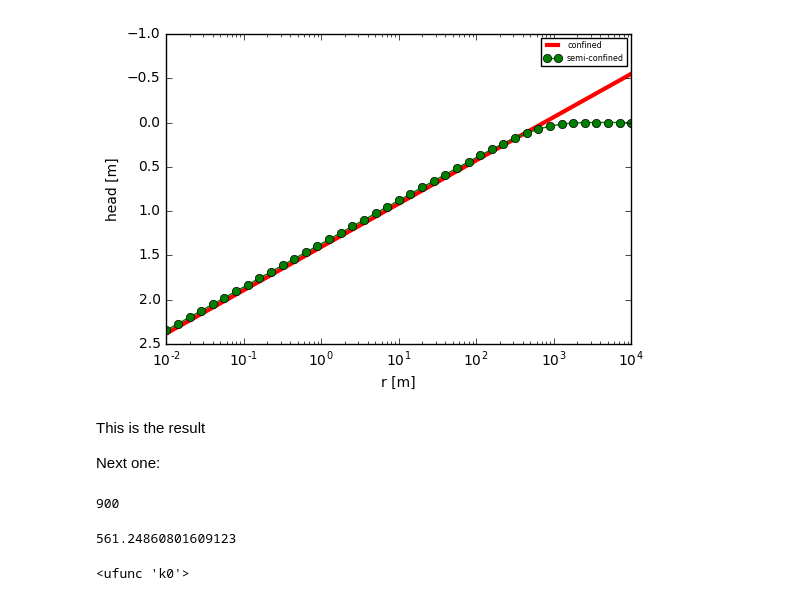
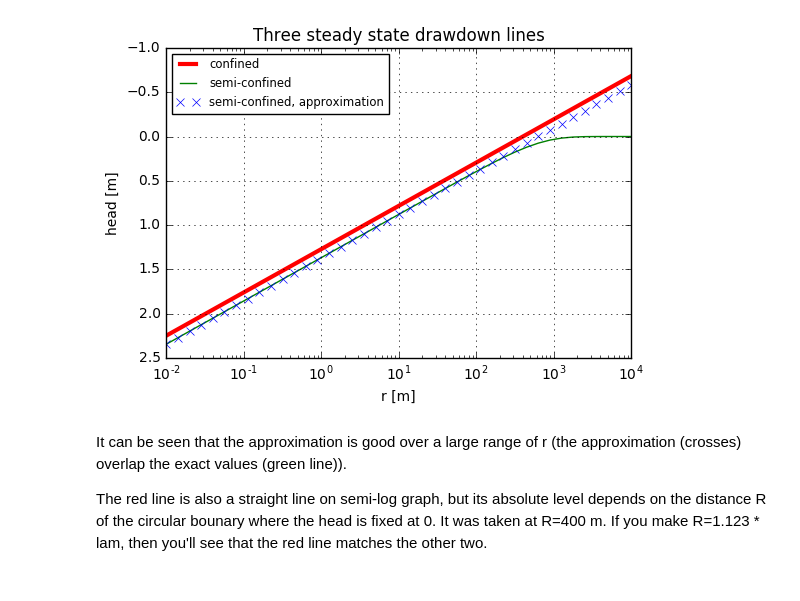
Before and after one commit to Olsthoorn/TransientGroundwaterFlow, a Jupyter notebook: exercises/FirstExercise.ipynb, the cells around one changed output. Saved outputs shown, nothing was run; the diff lists cells and outputs as text; code cells hidden in the pictures.

```diff
--- a/exercises/FirstExercise.ipynb
+++ b/exercises/FirstExercise.ipynb
@@ -30,0 +110,16 @@ r = np.logspace(-2, 4, 41)
+# %%
+# use comments (i.e. text after "#" to tell the dimension and what it is)
+Q = 1200. # m3/d
+  """
+    a dot behing the number like 2. or 2.0 tells that
+    the number is a float and not an integer. Sometimes this is important
+    mostly not, because python will convert the integer to a floating
+    point if the context demands is
+  """
+
+kD = 900. # m2/d
+r = 150. # m
+R = 400. # m
+c = 350. # d
+lam = np.sqrt(kD * c)  # m. spreading lenght of semi-confined aquifer
+r = np.logspace(-2, 4, 41) # generate a series of distance values
@@ -31,30 +151,27 @@ r = np.logspace(-2, 4, 41)
 # %%
-s1 = Q / (2 * np.pi * kD) * np.log(R /r)
-s2 = Q / (2 * np.pi * kD) * k0(r / lam)
+s1 = Q / (2 * np.pi * kD) * np.log(R /r)  # drawdownin confined aquifer
+s2 = Q / (2 * np.pi * kD) * k0(r / lam) # drawdown in semi-confine aquifer
+
+# approximation of head in semiconfined aquifer
+s3 = Q / (2 * np.pi * kD) * np.log(1.123 * lam / r)
 # %%
 fig = plt.figure()
-ax = fig.add_subplot(111)
-ax.set(xlabel='r [m]', ylabel='head [m]', xscale='log')
+ax = fig.add_subplot(111) # one plot on the current axes
+ax.set(xlabel='r [m]', ylabel='head [m]', xscale='log',
+      title='Three steady state drawdown lines')
+
 ax.plot(r, s1, 'r', linewidth=3, label='confined')
-ax.plot(r, s2, 'go-', label='semi-confined')
-ax.invert_yaxis()
-ax.legend(loc='best', fontsize='xx-small')
-plt.show()
+ax.plot(r, s2, 'g-', label='semi-confined')
+ax.plot(r, s3, 'x', label='semi-confined, approximation')
+
+ax.grid(True) # also plot grid lines
+
+ax.invert_yaxis()  # turn y-axis upside down
+ax.legend(loc='best', fontsize='small')
+plt.show()  # don't forget plt.show()
 # %% [output]
-[figure, old version]
+[figure, new version]
-# %% [markdown]
-This is the result
-
-Next one:
-# %%
-kD
-# %% [output]
-900
-# %%
-lam
-# %% [output]
-561.24860801609123
-# %%
-k0
-# %% [output]
-<ufunc 'k0'>
+# %% [markdown]
+It can be seen that the approximation is good over a large range of r (the approximation (crosses) overlap the exact values (green line)).
+
+The red line is also a straight line on semi-log graph, but its absolute level depends on the distance R of the circular bounary where the head is fixed at 0. It was taken at R=400 m. If you make R=1.123 * lam, then you'll see that the red line matches the other two.
```
Also changed, not shown: parts of 12 cells of this notebook.
